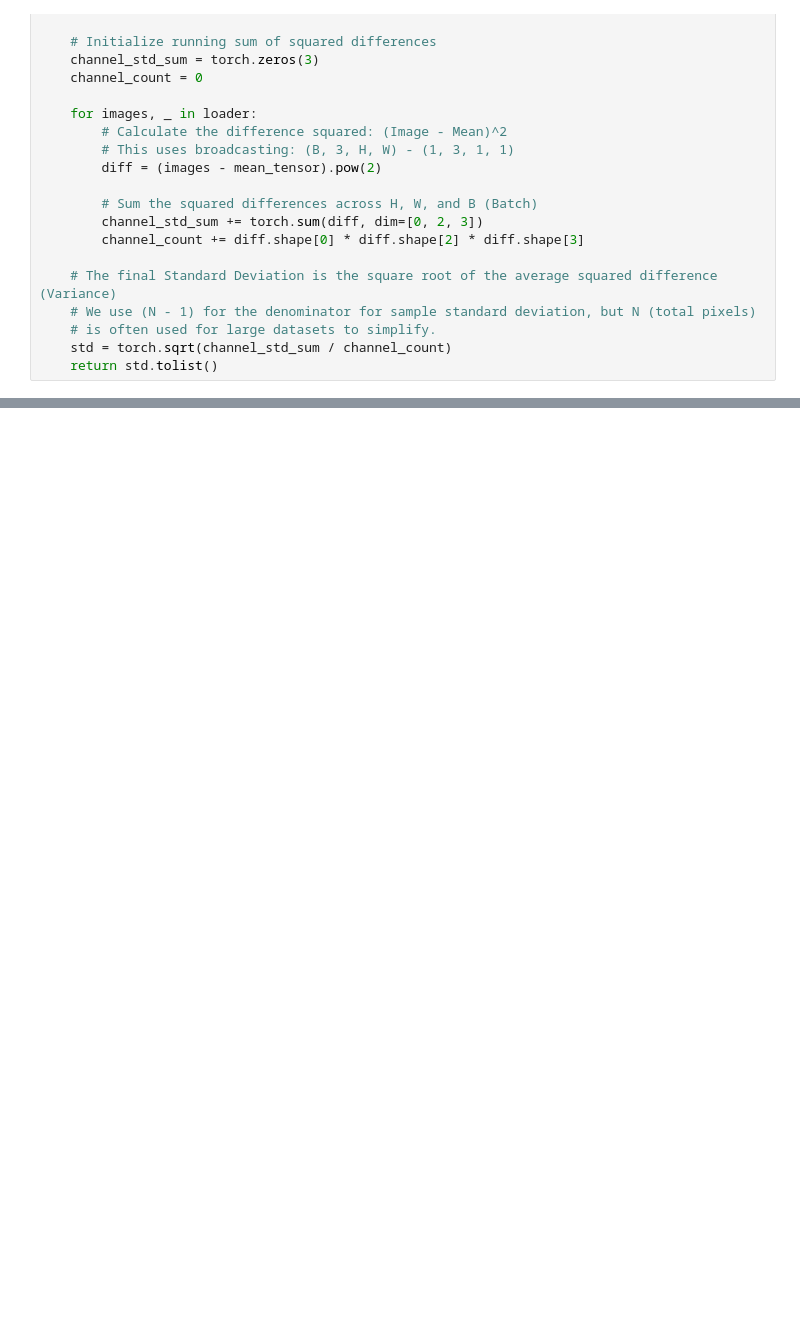
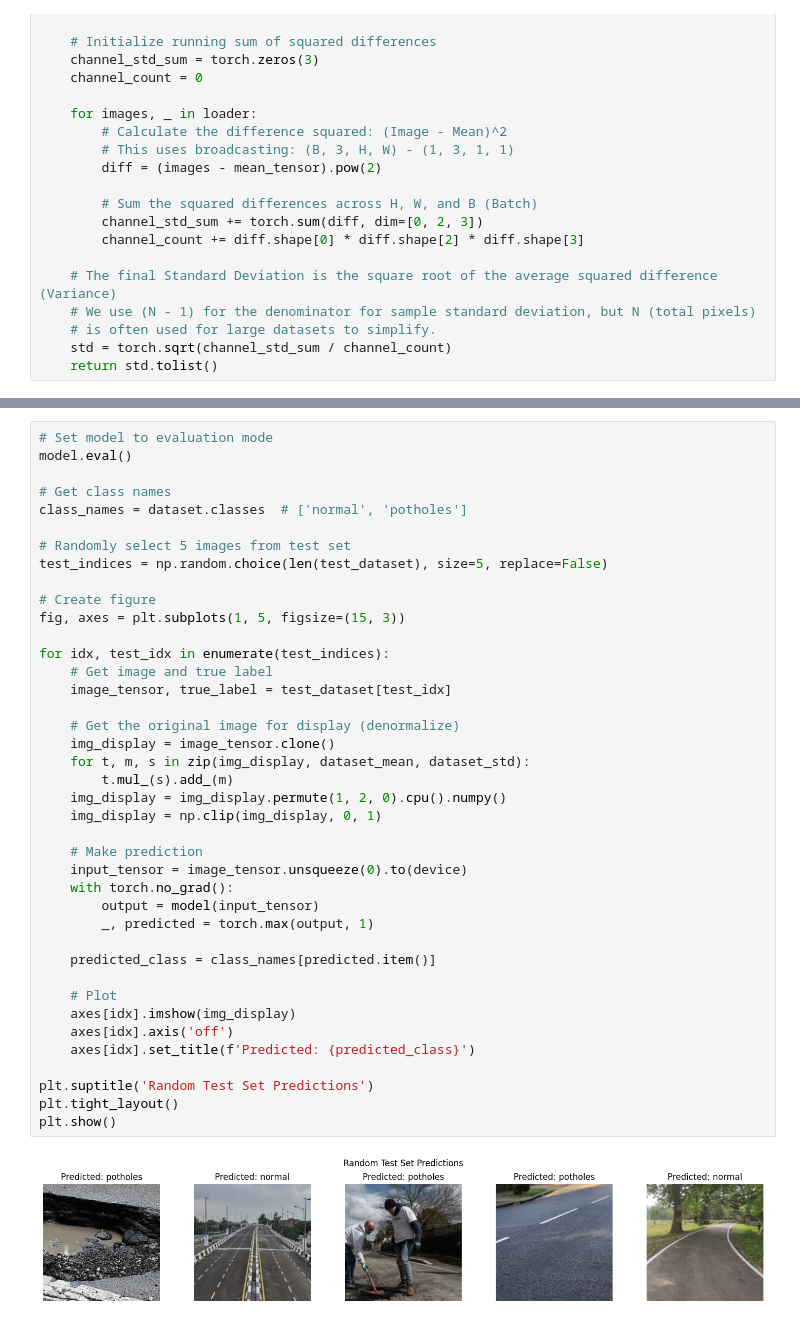
Before and after one commit to adarshm11/RoadGuard, a Jupyter notebook: cnn.ipynb, the cells around one changed output, grey strips where cells are left out. Drawn from its saved outputs; the diff is of its cells as text; blank space fills up the shorter version.

Commit message:
model baseline

```diff
--- a/cnn.ipynb
+++ b/cnn.ipynb
@@ -111,0 +255,42 @@ Train: 476, Val: 102, Test: 103
+# %%
+# Set model to evaluation mode
+model.eval()
+
+# Get class names
+class_names = dataset.classes  # ['normal', 'potholes']
+
+# Randomly select 5 images from test set
+test_indices = np.random.choice(len(test_dataset), size=5, replace=False)
+
+# Create figure
+fig, axes = plt.subplots(1, 5, figsize=(15, 3))
+
+for idx, test_idx in enumerate(test_indices):
+    # Get image and true label
+    image_tensor, true_label = test_dataset[test_idx]
+
+    # Get the original image for display (denormalize)
+    img_display = image_tensor.clone()
+    for t, m, s in zip(img_display, dataset_mean, dataset_std):
+        t.mul_(s).add_(m)
+    img_display = img_display.permute(1, 2, 0).cpu().numpy()
+    img_display = np.clip(img_display, 0, 1)
+
+    # Make prediction
+    input_tensor = image_tensor.unsqueeze(0).to(device)
+    with torch.no_grad():
+        output = model(input_tensor)
+        _, predicted = torch.max(output, 1)
+
+    predicted_class = class_names[predicted.item()]
+
+    # Plot
+    axes[idx].imshow(img_display)
+    axes[idx].axis('off')
+    axes[idx].set_title(f'Predicted: {predicted_class}')
+
+plt.suptitle('Random Test Set Predictions')
+plt.tight_layout()
+plt.show()
+# %% [output]
+[figure, added]
```
Also changed, not shown: parts of 9 cells of this notebook, 1 other file.
